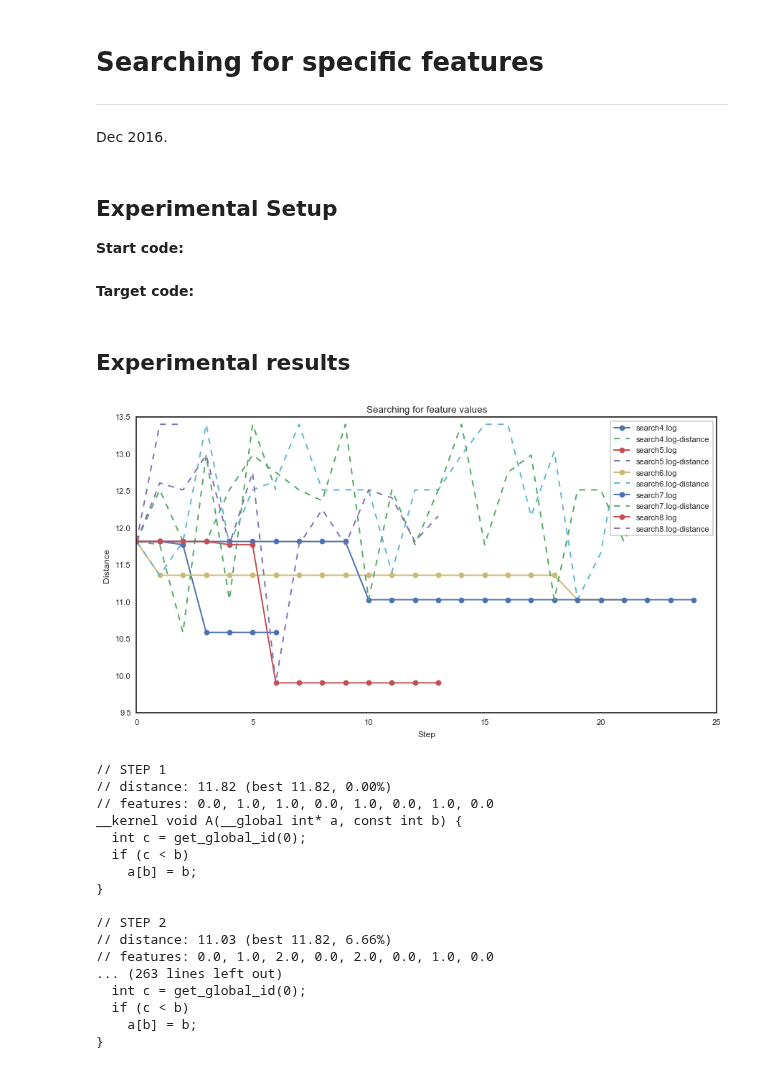
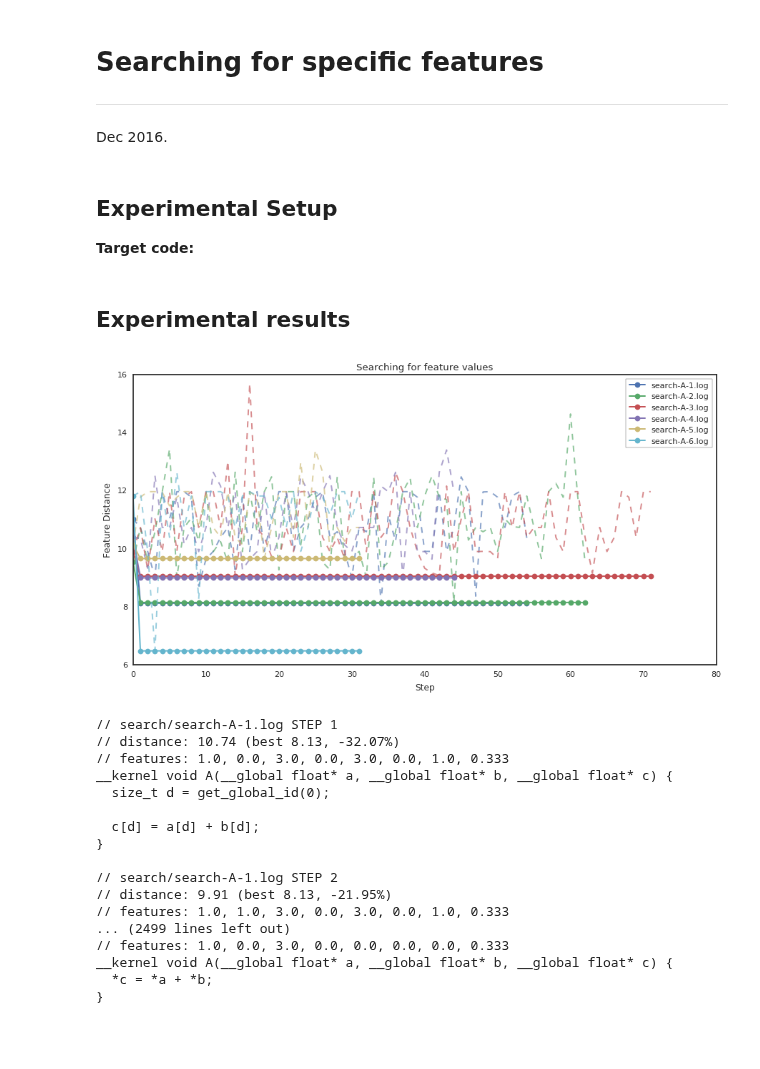
Before and after one commit to ChrisCummins/phd, a Jupyter notebook: lab/clgen/Search.ipynb, the cells around one changed output. Saved outputs shown, nothing was run; the diff lists cells and outputs as text; code cells hidden in the pictures; blank space fills up the shorter version.

Commit message:
lab/clgen: Updated search plot

```diff
--- a/lab/clgen/Search.ipynb
+++ b/lab/clgen/Search.ipynb
@@ -16,7 +16,7 @@ from clgen import corpus
 # %% [markdown]
 ## Experimental Setup
 
-**Start code:**
+**Target code:**
 # %%
 # print(data[0]['data']['start_code'])
 # print("// features:", data[0]['data']['start_features'])
@@ -26,5 +23,3 @@ from clgen import corpus
-# %% [markdown]
-**Target code:**
 # %% [markdown]
 ## Experimental results
 # %%
@@ -37,43 +32,45 @@ def get_distances(log):
     """ return list of best distances per step """
 
     return dates, bests
 
 logs = [
-    'search/search4.log',
-    'search/search5.log',
-    'search/search6.log',
-    'search/search7.log',
-    'search/search8.log',
+    'search/search-A-1.log',
+    'search/search-A-2.log',
+    'search/search-A-3.log',
+    'search/search-A-4.log',
+    'search/search-A-5.log',
+    'search/search-A-6.log',
 ]
 
 for log in logs:
     data = clgen.load_json_file(log)
     start_time = 0  # TODO: Convert date to timestamp: log[0]['date']
     dates = [0]
     bests = [data[0]['data']['distance']]
     distances = [data[0]['data']['distance']]
     for entry in data:
         if entry.get("name") == "step":
             timestamp = 0 # TODO: convert to time: entry.get("date")
             time = timestamp - start_time # TODO:
             dates.append(time)
-            bests.append(entry['data']['best'])
+            bests.append(entry['data']['best']['distance'])
             distances.append(entry['data']['distance'])
 
-    plt.errorbar(range(len(bests)), bests, label=fs.basename(log), fmt='o-')
-    plt.errorbar(range(len(bests)), distances, label=fs.basename(log) + "-distance", fmt='--')
+    line, = plt.plot(range(len(bests)), bests, label=fs.basename(log), marker='o')
+    plt.plot(range(len(bests)), distances,
+             alpha=.65, color=line.get_color(), linestyle='--')
 
 ax = plt.gca()
 plt.legend(loc='upper right')
 ax.get_legend().set_title("")
 ax.get_legend().draw_frame(True)
 
 plt.title("Searching for feature values")
 plt.xlabel("Step")
-plt.ylabel("Distance")
+plt.ylabel("Feature Distance")
 viz.finalise(figsize=(9, 5))
 # %% [output]
-[figure, old version]
+[figure, new version]
 # %%
 for log in logs:
     data = clgen.load_json_file(log)
@@ -82,30 +79,30 @@ for log in logs:
         if entry.get("name") == "step":
             i += 1
 
-            print("// STEP", i)
+            print("//", log, "STEP", i)
             distance = entry['data']['distance']
-            best = entry['data']['best']
+            best = entry['data']['best']['distance']
             diff = 1 - distance / best
             print("// distance: {:.2f} (best {:.2f}, {:.2f}%)".format(
                       distance, best, diff * 100))
-            print("// features:", entry['data']['features'][0])
-            print(entry['data']['code'][0])
+            print("// features:", entry['data']['features'])
+            print(entry['data']['code'])
             print()
 # %% [output]
-// STEP 1
-// distance: 11.82 (best 11.82, 0.00%)
-// features: 0.0, 1.0, 1.0, 0.0, 1.0, 0.0, 1.0, 0.0
-__kernel void A(__global int* a, const int b) {
-  int c = get_global_id(0);
-  if (c < b)
-    a[b] = b;
+// search/search-A-1.log STEP 1
+// distance: 10.74 (best 8.13, -32.07%)
+// features: 1.0, 0.0, 3.0, 0.0, 3.0, 0.0, 1.0, 0.333
+__kernel void A(__global float* a, __global float* b, __global float* c) {
+  size_t d = get_global_id(0);
+
+  c[d] = a[d] + b[d];
 }
 
-// STEP 2
-// distance: 11.03 (best 11.82, 6.66%)
-// features: 0.0, 1.0, 2.0, 0.0, 2.0, 0.0, 1.0, 0.0
-... (263 lines left out)
-  int c = get_global_id(0);
-  if (c < b)
-    a[b] = b;
+// search/search-A-1.log STEP 2
+// distance: 9.91 (best 8.13, -21.95%)
+// features: 1.0, 1.0, 3.0, 0.0, 3.0, 0.0, 1.0, 0.333
+... (2499 lines left out)
+// features: 1.0, 0.0, 3.0, 0.0, 0.0, 0.0, 0.0, 0.333
+__kernel void A(__global float* a, __global float* b, __global float* c) {
+  *c = *a + *b;
 }
```
Also changed, not shown: parts of 1 cell of this notebook.
